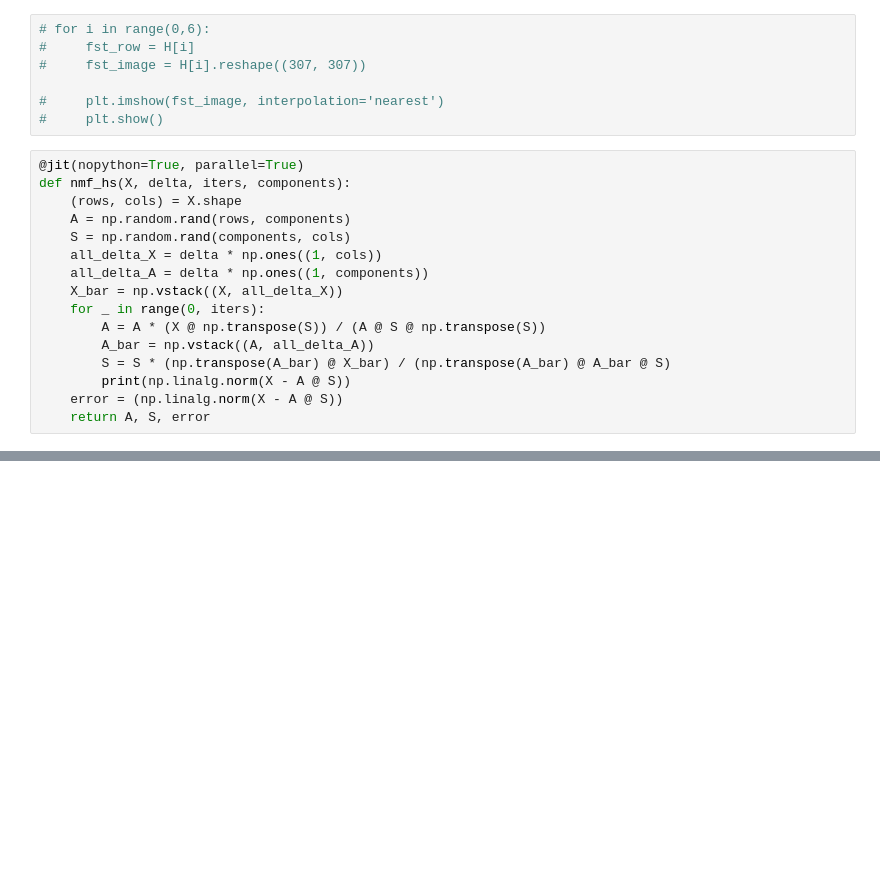
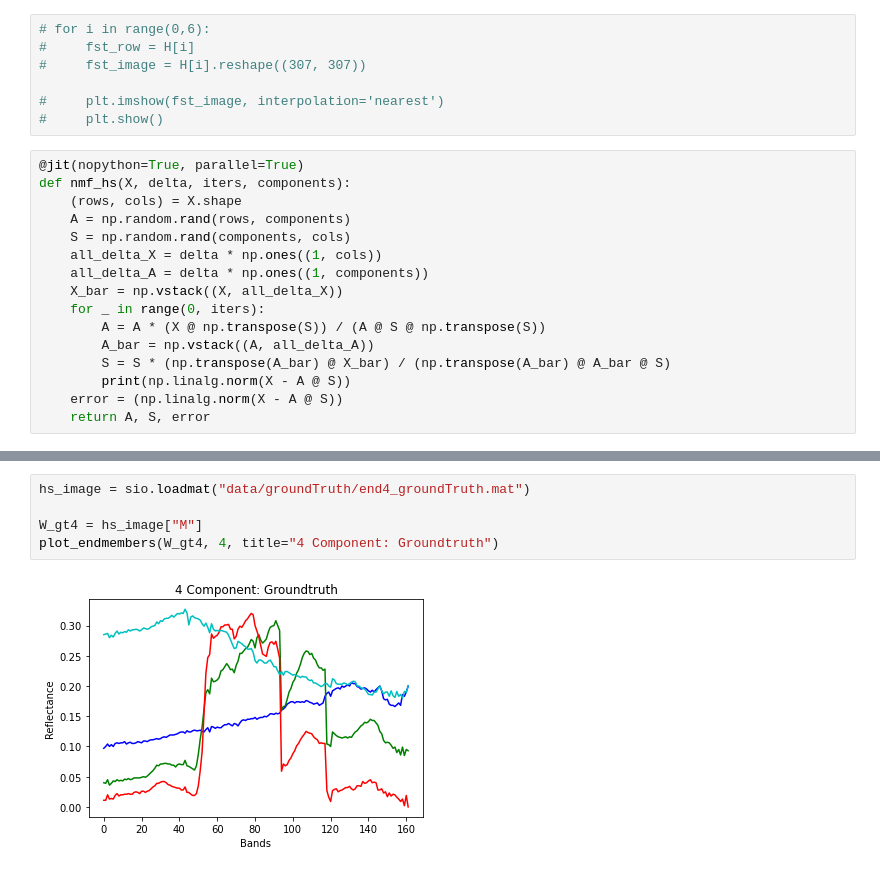
Before and after one commit to tanvikad/NMF-Hyperspectral-Images, a Jupyter notebook: test.ipynb, the cells around one changed output, grey strips where cells are left out. Saved outputs shown, nothing was run; the diff lists cells and outputs as text; blank space fills up the shorter version.

```diff
--- a/test.ipynb
+++ b/test.ipynb
@@ -118,0 +185,7 @@ for i in range(0,6):
+# %%
+hs_image = sio.loadmat("data/groundTruth/end4_groundTruth.mat")
+
+W_gt4 = hs_image["M"]
+plot_endmembers(W_gt4, 4, title="4 Component: Groundtruth")
+# %% [output]
+[figure, added]
```
Also changed, not shown: parts of 7 cells of this notebook, 2 other files.
